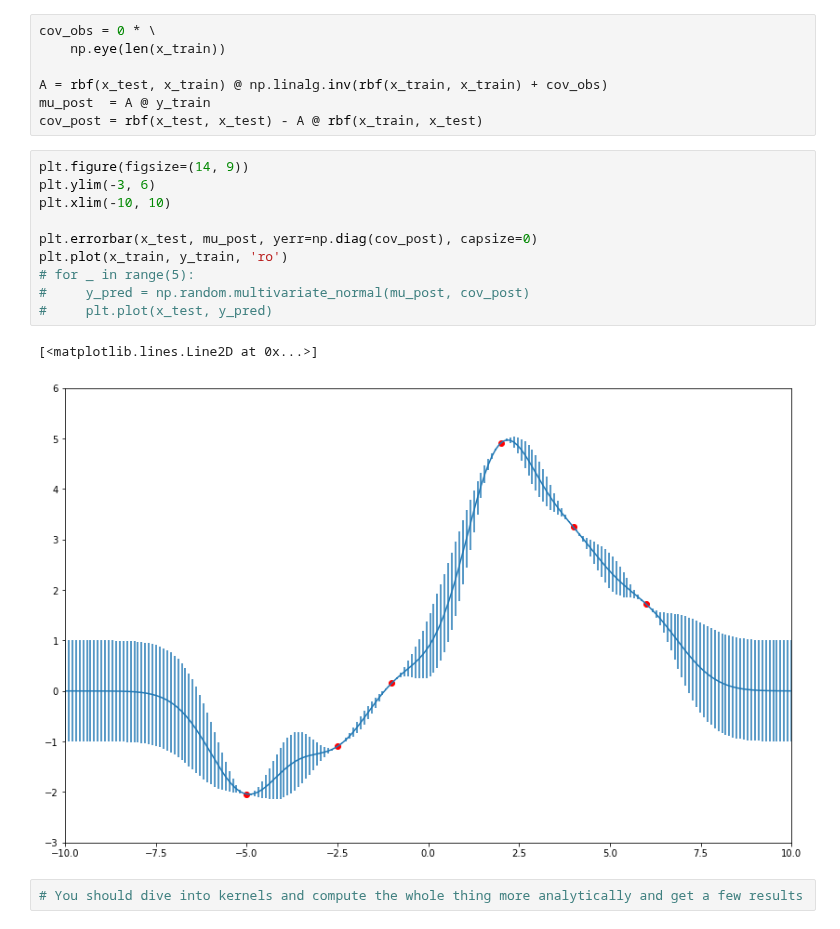
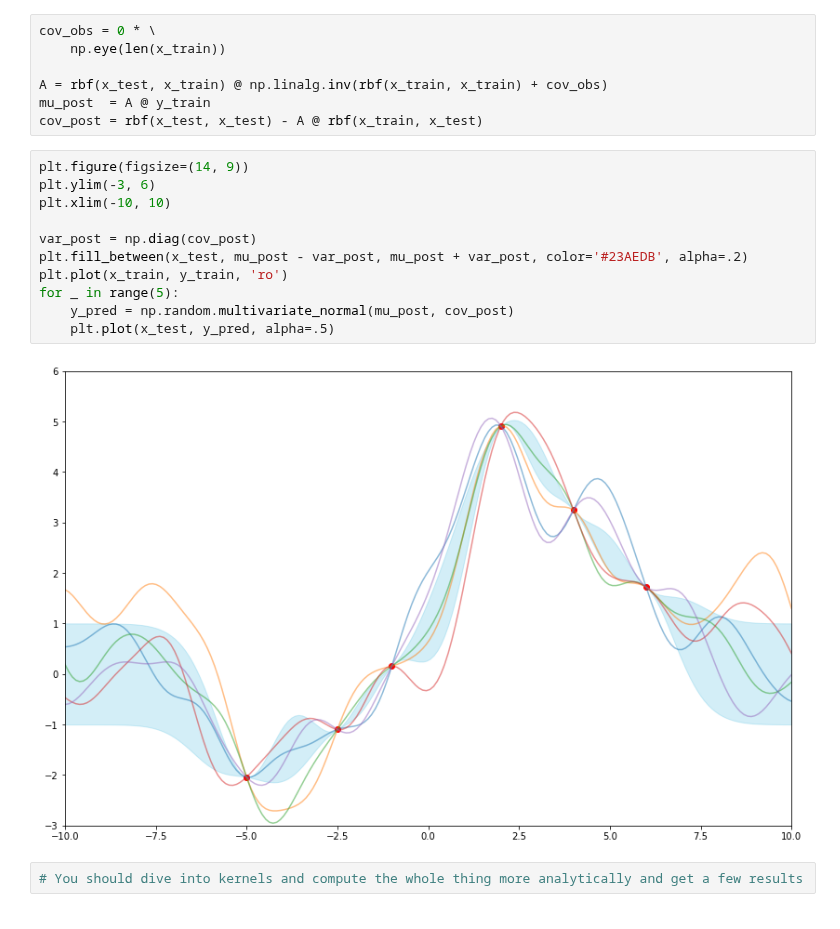
Before and after one commit to cavaunpeu/gaussian-processes, a Jupyter notebook: gaussian-processes.ipynb, the cells around one changed output. Cells and saved outputs as stored; diff of their text form.

Commit message:
plots look nice

```diff
--- a/gaussian-processes.ipynb
+++ b/gaussian-processes.ipynb
@@ -224,16 +224,16 @@ cov_post = rbf(x_test, x_test) - A @ rbf(x_train, x_test)
 # %%
 plt.figure(figsize=(14, 9))
 plt.ylim(-3, 6)
 plt.xlim(-10, 10)
 
-plt.errorbar(x_test, mu_post, yerr=np.diag(cov_post), capsize=0)
+var_post = np.diag(cov_post)
+plt.fill_between(x_test, mu_post - var_post, mu_post + var_post, color='#23AEDB', alpha=.2)
 plt.plot(x_train, y_train, 'ro')
-# for _ in range(5):
-#     y_pred = np.random.multivariate_normal(mu_post, cov_post)
-#     plt.plot(x_test, y_pred)
+for _ in range(5):
+    y_pred = np.random.multivariate_normal(mu_post, cov_post)
+    plt.plot(x_test, y_pred, alpha=.5)
 # %% [output]
-[<matplotlib.lines.Line2D at 0x...>]
-[figure, old version]
+[figure, new version]
 # %%
 # You should dive into kernels and compute the whole thing more analytically and get a few results
 # %%
```
